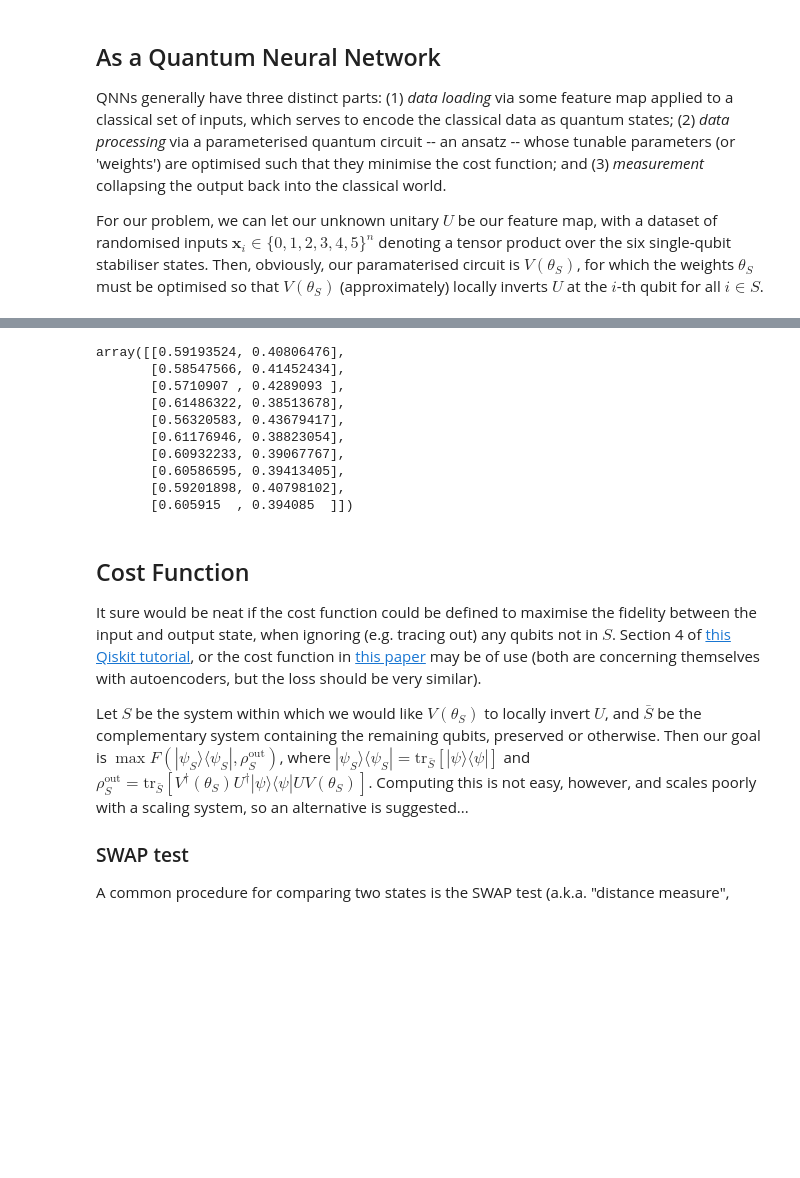
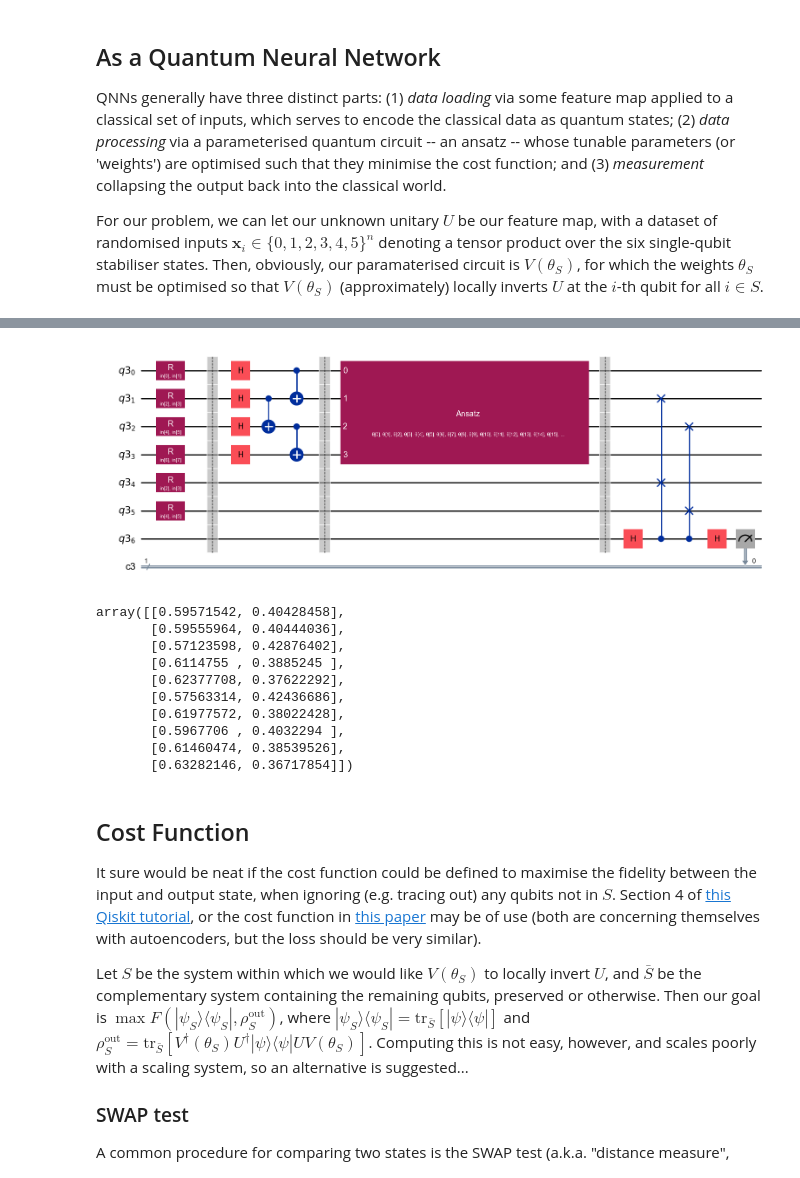
Before and after one commit to BenPrie/variational-local-inversions, a Jupyter notebook: variational-local-inversions.ipynb, the cells around one changed output, grey strips where cells are left out. Saved outputs shown, nothing was run; the diff lists cells and outputs as text; code cells hidden in the pictures; blank space fills up the shorter version.

```diff
--- a/variational-local-inversions.ipynb
+++ b/variational-local-inversions.ipynb
@@ -122,10 +123,13 @@ def build_experiment_circuit(U, ansatz_reps, target_qubits):
 # %%
 # Using an identity interpret as the mapping of the QNNs output.
 def identity_interpret(x): return x
+# %%
+# Build a circuit and get its parameters.
+experiment_circuit, input_parameters, weight_parameters = build_experiment_circuit(U, ansatz_reps=10, target_qubits=[1, 2])
+experiment_circuit.draw('mpl', style='iqp')
+# %% [output]
+[figure, added]
 # %%
-# Build a circuit and get its parameters.
-experiment_circuit, input_parameters, weight_parameters = build_experiment_circuit(U, ansatz_reps=15, target_qubits=[1, 2])
-
 # The QNN object.
 qnn = SamplerQNN(
     circuit=experiment_circuit,
@@ -143,16 +147,16 @@ qnn.forward(
     weights=algorithm_globals.random.random(len(weight_parameters))
 )
 # %% [output]
-array([[0.59193524, 0.40806476],
-       [0.58547566, 0.41452434],
-       [0.5710907 , 0.4289093 ],
-       [0.61486322, 0.38513678],
-       [0.56320583, 0.43679417],
-       [0.61176946, 0.38823054],
-       [0.60932233, 0.39067767],
-       [0.60586595, 0.39413405],
-       [0.59201898, 0.40798102],
-       [0.605915  , 0.394085  ]])
+array([[0.59571542, 0.40428458],
+       [0.59555964, 0.40444036],
+       [0.57123598, 0.42876402],
+       [0.6114755 , 0.3885245 ],
+       [0.62377708, 0.37622292],
+       [0.57563314, 0.42436686],
+       [0.61977572, 0.38022428],
+       [0.5967706 , 0.4032294 ],
+       [0.61460474, 0.38539526],
+       [0.63282146, 0.36717854]])
 # %% [markdown]
 ## Cost Function
 
```
Also changed, not shown: parts of 8 cells of this notebook, 2 other files.
